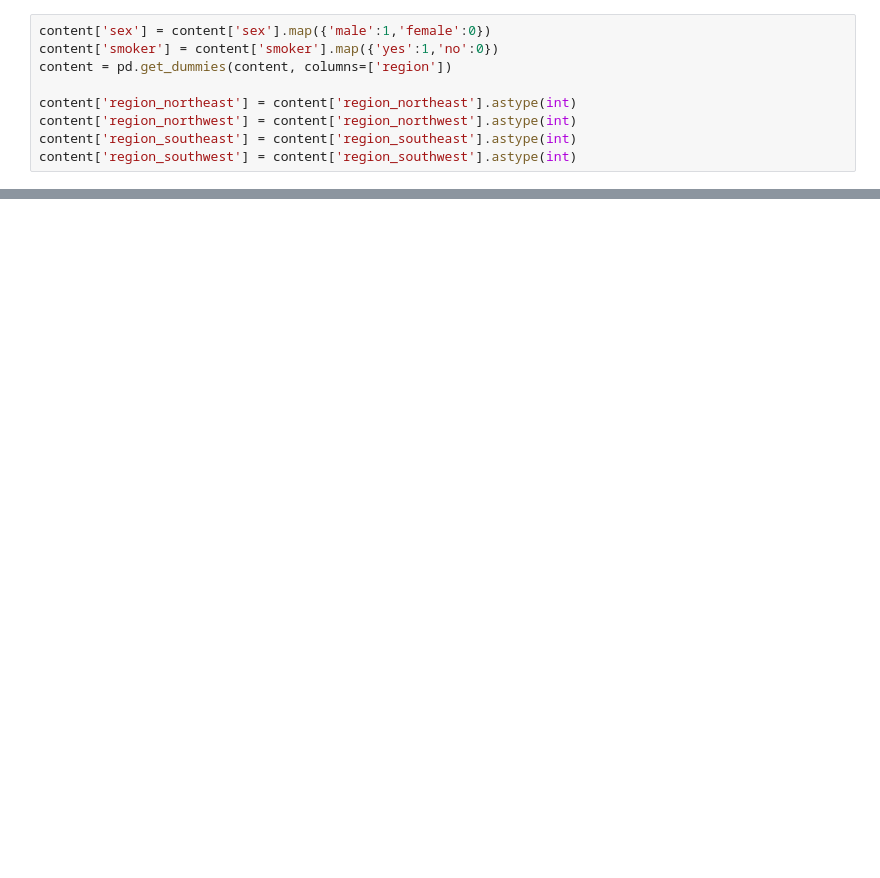
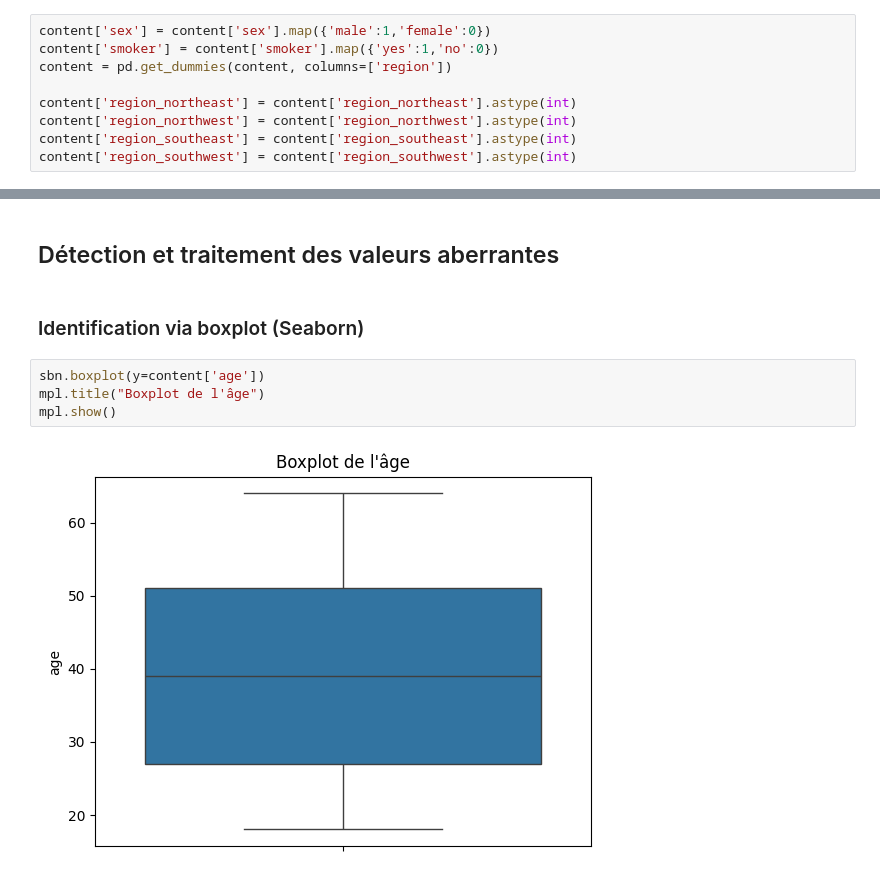
Before and after one commit to bouchta65/SmartSante-IA-pour-la-gestion-des-charges-medicales., a Jupyter notebook: src/data_preparation.ipynb, the cells around one changed output, grey strips where cells are left out. Drawn from its saved outputs; the diff is of its cells as text; blank space fills up the shorter version.

Commit message:
Ajout des boxplots pour les variables numériques et suppression des outliers avec la méthode IQR

```diff
--- a/src/data_preparation.ipynb
+++ b/src/data_preparation.ipynb
@@ -83,0 +179,10 @@ mpl.show()
+# %% [markdown]
+## Détection et traitement des valeurs aberrantes
+# %% [markdown]
+### Identification via boxplot (Seaborn)
+# %%
+sbn.boxplot(y=content['age'])
+mpl.title("Boxplot de l'âge")
+mpl.show()
+# %% [output]
+[figure, added]
```
Also changed, not shown: parts of 19 cells of this notebook.
